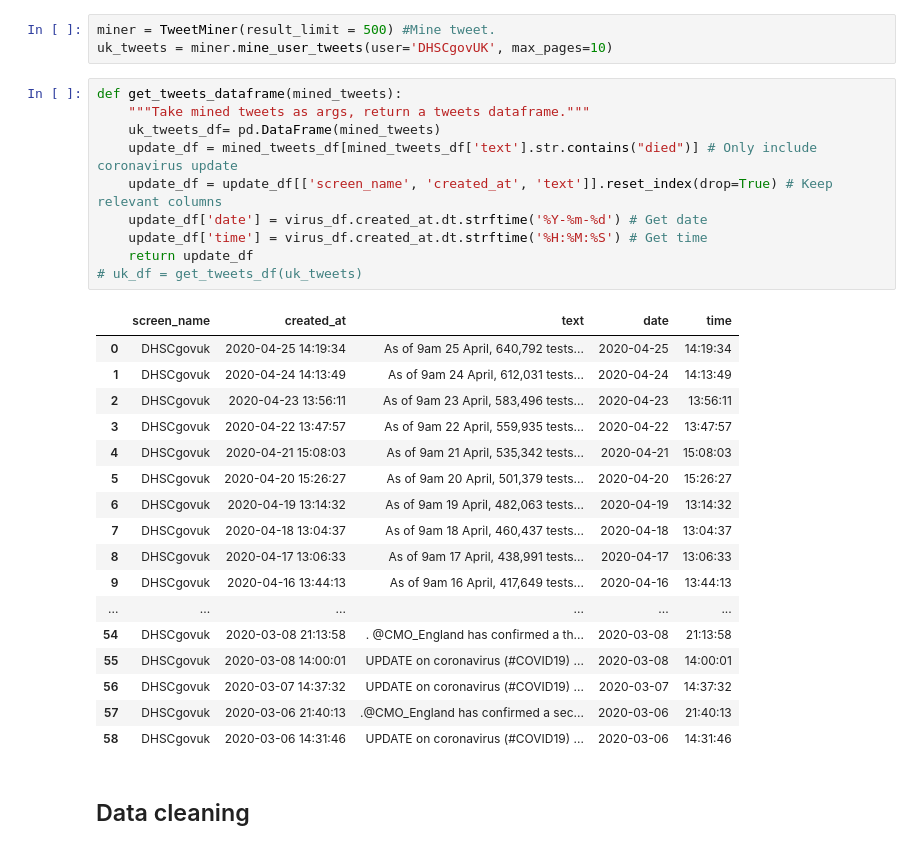
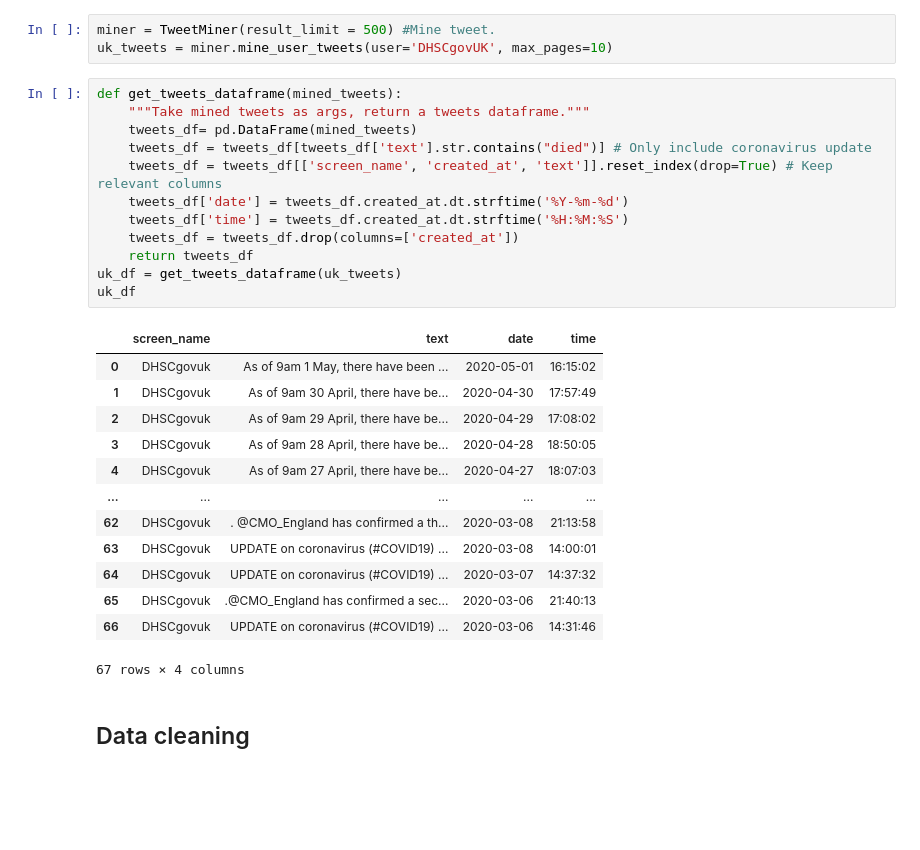
Before and after one commit to linusnhh/telegram_corona, a Jupyter notebook: coronavirus_tweets.ipynb, the cells around one changed output. Cells and saved outputs as stored; diff of their text form; blank space fills up the shorter version.

```diff
--- a/coronavirus_tweets.ipynb
+++ b/coronavirus_tweets.ipynb
@@ -32,30 +32,28 @@ uk_tweets = miner.mine_user_tweets(user='DHSCgovUK', max_pages=10)
 # %%
 def get_tweets_dataframe(mined_tweets):
     """Take mined tweets as args, return a tweets dataframe."""
-    uk_tweets_df= pd.DataFrame(mined_tweets)
-    update_df = mined_tweets_df[mined_tweets_df['text'].str.contains("died")] # Only include coronavirus update
-    update_df = update_df[['screen_name', 'created_at', 'text']].reset_index(drop=True) # Keep relevant columns
-    update_df['date'] = virus_df.created_at.dt.strftime('%Y-%m-%d') # Get date
-    update_df['time'] = virus_df.created_at.dt.strftime('%H:%M:%S') # Get time
-    return update_df
-# uk_df = get_tweets_df(uk_tweets)
+    tweets_df= pd.DataFrame(mined_tweets)
+    tweets_df = tweets_df[tweets_df['text'].str.contains("died")] # Only include coronavirus update
+    tweets_df = tweets_df[['screen_name', 'created_at', 'text']].reset_index(drop=True) # Keep relevant columns
+    tweets_df['date'] = tweets_df.created_at.dt.strftime('%Y-%m-%d')
+    tweets_df['time'] = tweets_df.created_at.dt.strftime('%H:%M:%S')
+    tweets_df = tweets_df.drop(columns=['created_at'])
+    return tweets_df
+uk_df = get_tweets_dataframe(uk_tweets)
+uk_df
 # %% [output]
-|  | screen_name | created_at | text | date | time |
-| 0 | DHSCgovuk | 2020-04-25 14:19:34 | As of 9am 25 April, 640,792 tests... | 2020-04-25 | 14:19:34 |
-| 1 | DHSCgovuk | 2020-04-24 14:13:49 | As of 9am 24 April, 612,031 tests... | 2020-04-24 | 14:13:49 |
-| 2 | DHSCgovuk | 2020-04-23 13:56:11 | As of 9am 23 April, 583,496 tests... | 2020-04-23 | 13:56:11 |
-| 3 | DHSCgovuk | 2020-04-22 13:47:57 | As of 9am 22 April, 559,935 tests... | 2020-04-22 | 13:47:57 |
-| 4 | DHSCgovuk | 2020-04-21 15:08:03 | As of 9am 21 April, 535,342 tests... | 2020-04-21 | 15:08:03 |
-| 5 | DHSCgovuk | 2020-04-20 15:26:27 | As of 9am 20 April, 501,379 tests... | 2020-04-20 | 15:26:27 |
-| 6 | DHSCgovuk | 2020-04-19 13:14:32 | As of 9am 19 April, 482,063 tests... | 2020-04-19 | 13:14:32 |
-| 7 | DHSCgovuk | 2020-04-18 13:04:37 | As of 9am 18 April, 460,437 tests... | 2020-04-18 | 13:04:37 |
-| 8 | DHSCgovuk | 2020-04-17 13:06:33 | As of 9am 17 April, 438,991 tests... | 2020-04-17 | 13:06:33 |
-| 9 | DHSCgovuk | 2020-04-16 13:44:13 | As of 9am 16 April, 417,649 tests... | 2020-04-16 | 13:44:13 |
-| ... | ... | ... | ... | ... | ... |
-| 54 | DHSCgovuk | 2020-03-08 21:13:58 | . @CMO_England has confirmed a th... | 2020-03-08 | 21:13:58 |
-| 55 | DHSCgovuk | 2020-03-08 14:00:01 | UPDATE on coronavirus (#COVID19) ... | 2020-03-08 | 14:00:01 |
-| 56 | DHSCgovuk | 2020-03-07 14:37:32 | UPDATE on coronavirus (#COVID19) ... | 2020-03-07 | 14:37:32 |
-| 57 | DHSCgovuk | 2020-03-06 21:40:13 | .@CMO_England has confirmed a sec... | 2020-03-06 | 21:40:13 |
-| 58 | DHSCgovuk | 2020-03-06 14:31:46 | UPDATE on coronavirus (#COVID19) ... | 2020-03-06 | 14:31:46 |
+|  | screen_name | text | date | time |
+| 0 | DHSCgovuk | As of 9am 1 May, there have been ... | 2020-05-01 | 16:15:02 |
+| 1 | DHSCgovuk | As of 9am 30 April, there have be... | 2020-04-30 | 17:57:49 |
+| 2 | DHSCgovuk | As of 9am 29 April, there have be... | 2020-04-29 | 17:08:02 |
+| 3 | DHSCgovuk | As of 9am 28 April, there have be... | 2020-04-28 | 18:50:05 |
+| 4 | DHSCgovuk | As of 9am 27 April, there have be... | 2020-04-27 | 18:07:03 |
+| ... | ... | ... | ... | ... |
+| 62 | DHSCgovuk | . @CMO_England has confirmed a th... | 2020-03-08 | 21:13:58 |
+| 63 | DHSCgovuk | UPDATE on coronavirus (#COVID19) ... | 2020-03-08 | 14:00:01 |
+| 64 | DHSCgovuk | UPDATE on coronavirus (#COVID19) ... | 2020-03-07 | 14:37:32 |
+| 65 | DHSCgovuk | .@CMO_England has confirmed a sec... | 2020-03-06 | 21:40:13 |
+| 66 | DHSCgovuk | UPDATE on coronavirus (#COVID19) ... | 2020-03-06 | 14:31:46 |
+67 rows × 4 columns
 # %% [markdown]
 ## Data cleaning
```
Also changed, not shown: parts of 16 cells of this notebook, 7 other files.
